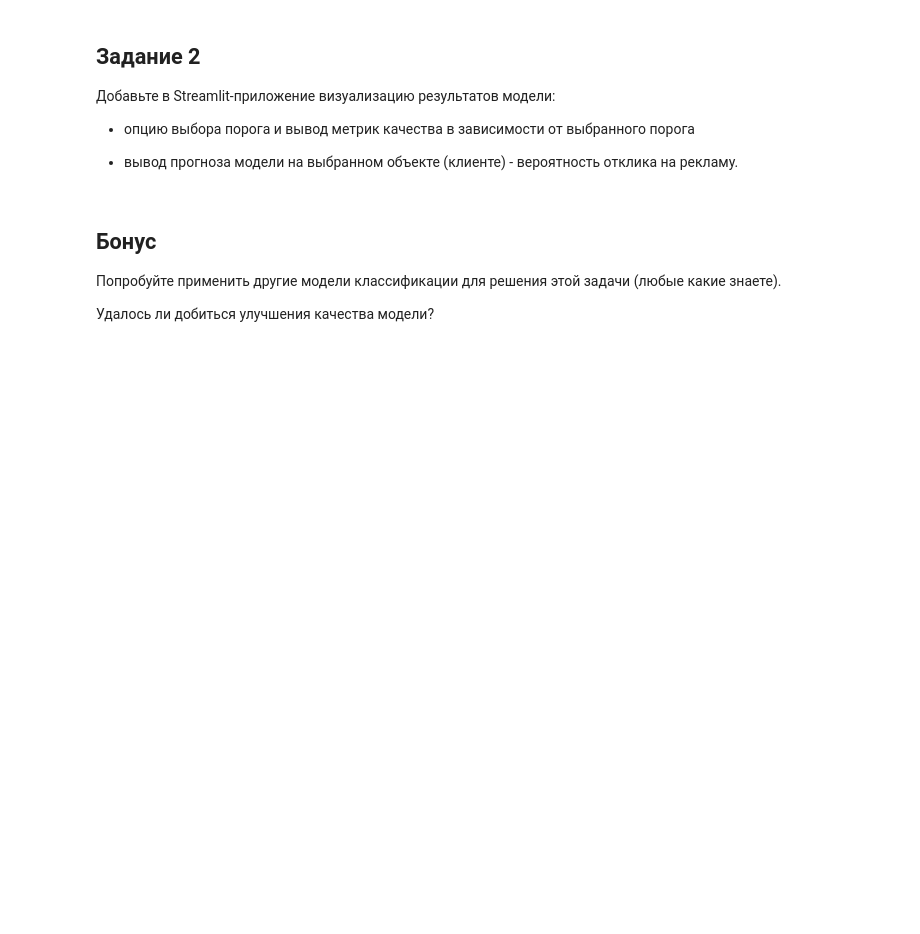
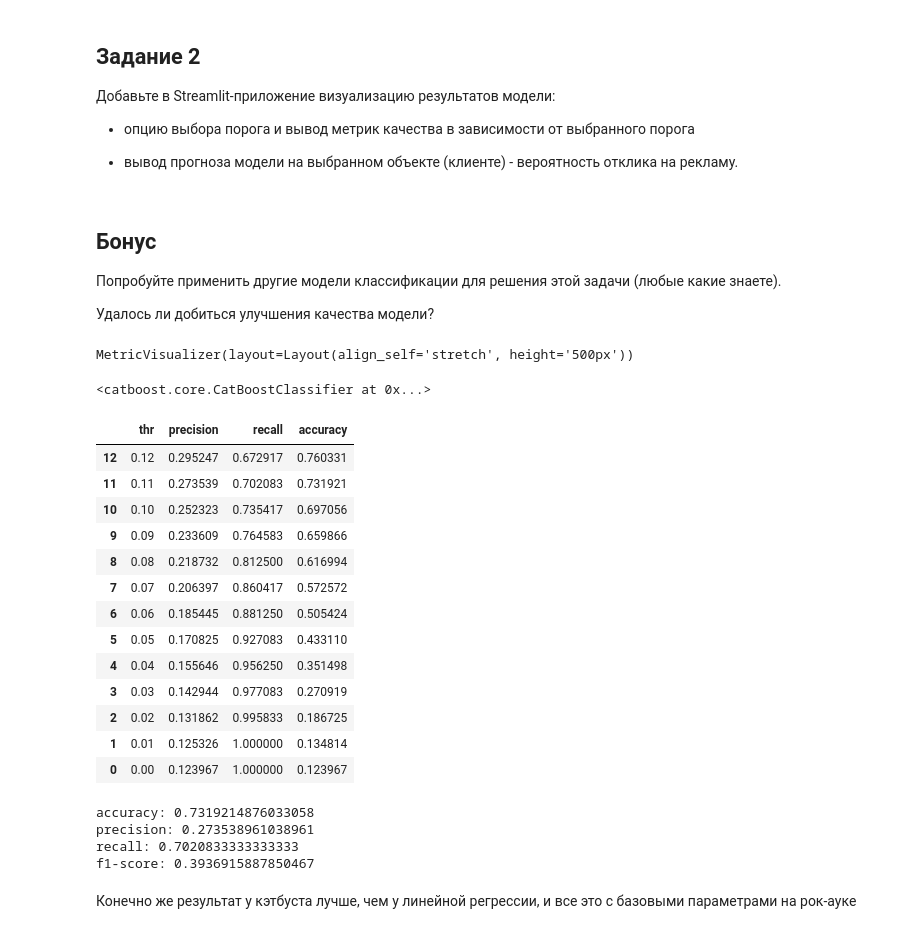
Before and after one commit to Chewye/hse_streamlit, a Jupyter notebook: model.ipynb, the cells around one changed output. Cells and saved outputs as stored; diff of their text form; code cells hidden in the pictures; blank space fills up the shorter version.

Commit message:
feat: add class model

```diff
--- a/model.ipynb
+++ b/model.ipynb
@@ -192,0 +211,8 @@ X_train, X_test, y_train, y_test = train_test_split(df.drop(['TARGET'], axis=1),
+# %%
+from tqdm import tqdm
+res = []
+for i in tqdm(np.arange(0, 1, 0.01)):
+    temp_pred = np.where(prob_train[:, 1] < i, 0, 1)
+    res.append([i, precision_score(y_train_, temp_pred), recall_score(y_train_, temp_pred), accuracy_score(y_train_, temp_pred)])
+
+res_train = pd.DataFrame(res, columns=['thr', 'precision', 'recall', 'accuracy'])
@@ -216,0 +289,47 @@ X_train, X_test, y_train, y_test = train_test_split(df.drop(['TARGET'], axis=1),
+# %%
+model = CatBoostClassifier(eval_metric='AUC')
+# %%
+#т.к это кэтбуст то тут кодировать категориальные фичи не нужно, и нормировка не дает никаого результата, поэтому загрузим датасет без вот этого всего
+df_cat = pd.read_csv('df.csv')
+X_train, X_test, y_train, y_test = train_test_split(df_cat.drop(['TARGET', 'AGREEMENT_RK', 'ID_CLIENT', 'ID_LOAN'], axis=1), df_cat['TARGET'], test_size=0.2, random_state=42)
+# %%
+model.fit(X_train, y_train, eval_set=(X_test, y_test), plot=True, verbose=False, cat_features=cat)
+# %% [output]
+MetricVisualizer(layout=Layout(align_self='stretch', height='500px'))
+<catboost.core.CatBoostClassifier at 0x...>
+# %%
+#Повторим тот же трюк с выбором порога для чистоты эксперимента
+pred_proba_cat = model.predict_proba(X_test)
+
+res = []
+for i in tqdm(np.arange(0, 1, 0.01)):
+    temp_pred = np.where(pred_proba_cat[:, 1] < i, 0, 1)
+    res.append([i, precision_score(y_test, temp_pred), recall_score(y_test, temp_pred), accuracy_score(y_test, temp_pred)])
+
+res = pd.DataFrame(res, columns=['thr', 'precision', 'recall', 'accuracy'])
+res[res['recall'] >= 0.66].sort_values(by='accuracy', ascending=False)
+# %% [output]
+|  | thr | precision | recall | accuracy |
+| 12 | 0.12 | 0.295247 | 0.672917 | 0.760331 |
+| 11 | 0.11 | 0.273539 | 0.702083 | 0.731921 |
+| 10 | 0.10 | 0.252323 | 0.735417 | 0.697056 |
+| 9 | 0.09 | 0.233609 | 0.764583 | 0.659866 |
+| 8 | 0.08 | 0.218732 | 0.812500 | 0.616994 |
+| 7 | 0.07 | 0.206397 | 0.860417 | 0.572572 |
+| 6 | 0.06 | 0.185445 | 0.881250 | 0.505424 |
+| 5 | 0.05 | 0.170825 | 0.927083 | 0.433110 |
+| 4 | 0.04 | 0.155646 | 0.956250 | 0.351498 |
+| 3 | 0.03 | 0.142944 | 0.977083 | 0.270919 |
+| 2 | 0.02 | 0.131862 | 0.995833 | 0.186725 |
+| 1 | 0.01 | 0.125326 | 1.000000 | 0.134814 |
+| 0 | 0.00 | 0.123967 | 1.000000 | 0.123967 |
+# %%
+#Выведим метрики по старому порогу 0.11
+metrics(y_test, np.where(pred_proba_cat[:, 1] < 0.11, 0, 1))
+# %% [output]
+accuracy: 0.7319214876033058
+precision: 0.273538961038961
+recall: 0.7020833333333333
+f1-score: 0.3936915887850467
+# %% [markdown]
+Конечно же результат у кэтбуста лучше, чем у линейной регрессии, и все это с базовыми параметрами на рок-ауке
```
Also changed, not shown: parts of 24 cells of this notebook, 13 other files.
